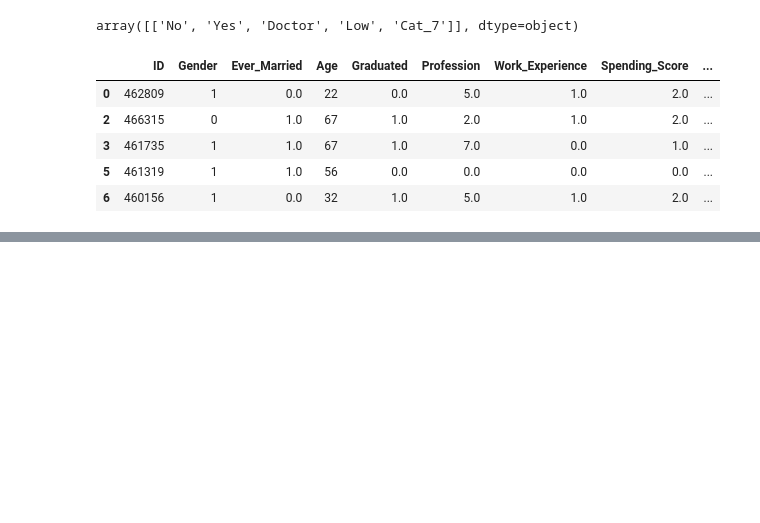
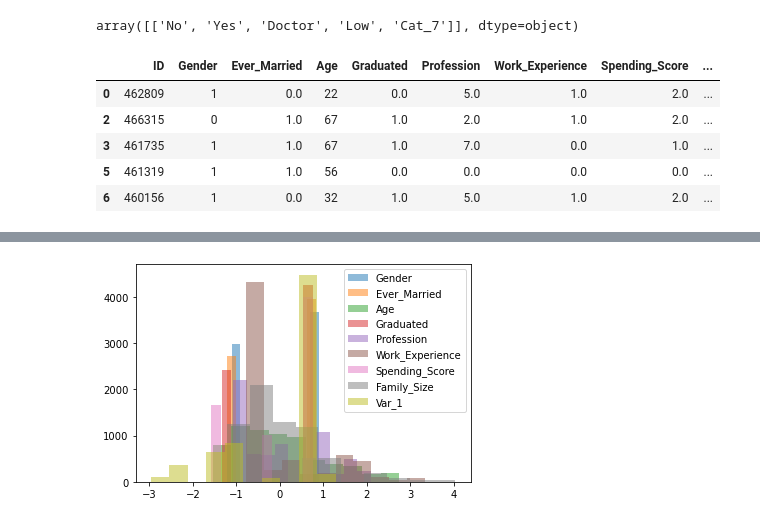
Before and after one commit to gabrieltorres519/Curso_ML_Python_Programador_IA, a Jupyter notebook: 6_Preprocesamiento_datos/Preprocesamiento.ipynb, the cells around one changed output, grey strips where cells are left out. Cells and saved outputs as stored; diff of their text form; code cells hidden in the pictures; blank space fills up the shorter version.

```diff
--- a/6_Preprocesamiento_datos/Preprocesamiento.ipynb
+++ b/6_Preprocesamiento_datos/Preprocesamiento.ipynb
@@ -221,0 +310,9 @@ df.head()
+# %%
+scaler = StandardScaler()
+
+X = scaler.fit_transform(X) # Fit = entrena, fit_transform = entrena y transforma, la transformación resulta en un numpy array
+# %%
+X = pd.DataFrame(X, columns=columns) # Convertimos el numpy array a un DataFrame
+mostrar_distribucion(X)
+# %% [output]
+[figure, added]
```
Also changed, not shown: parts of 13 cells of this notebook.
